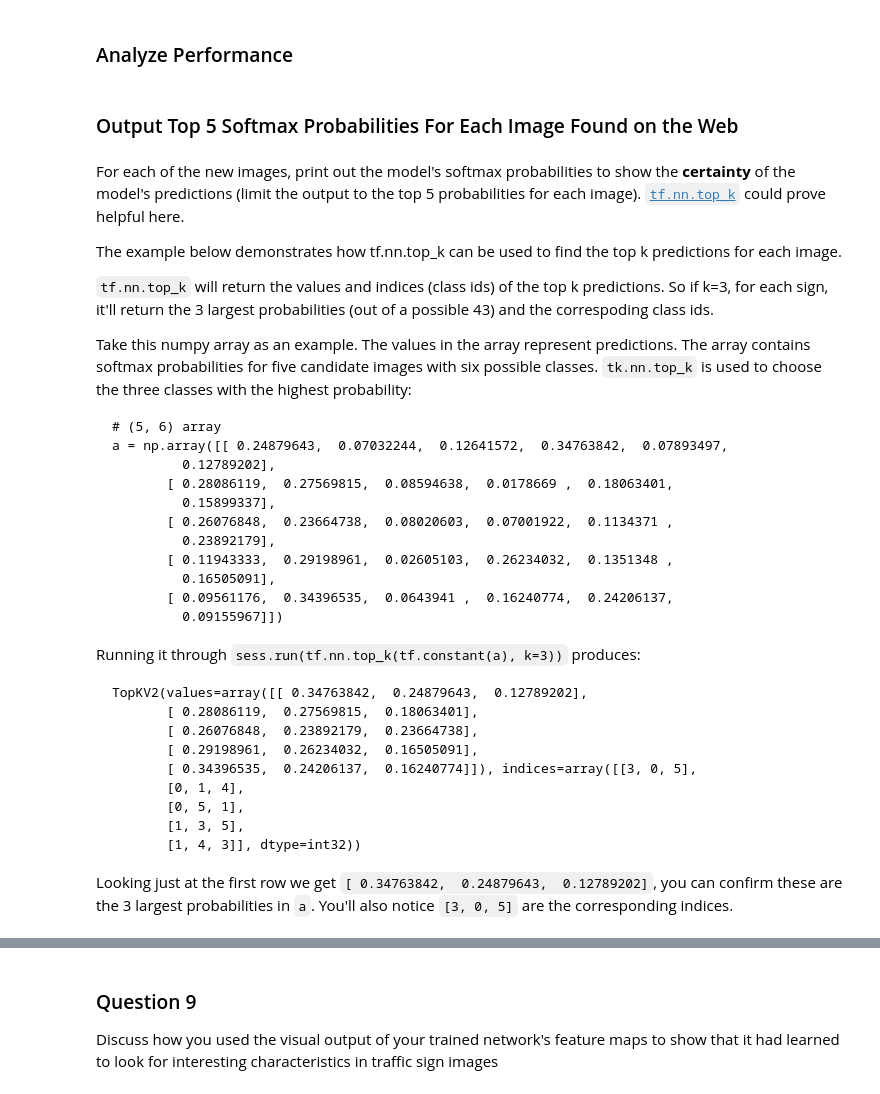
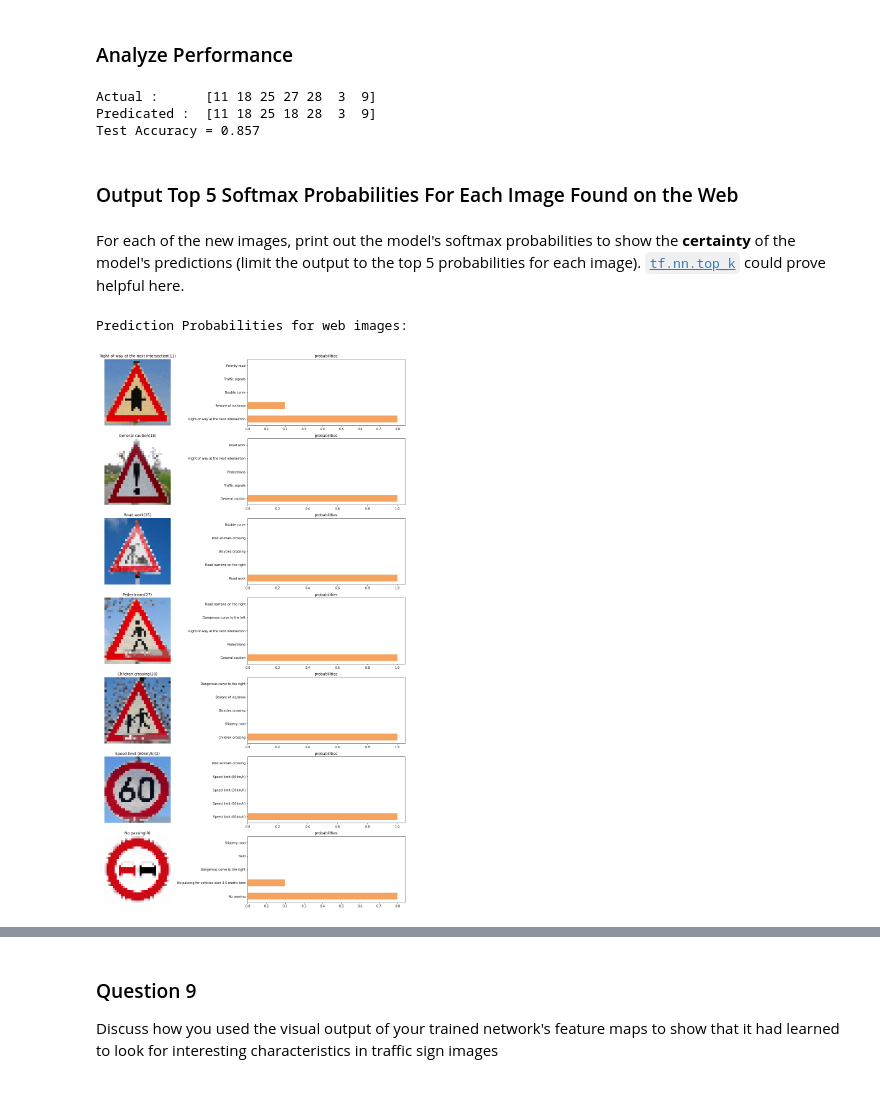
Before and after one commit to barney-s/CarND-Traffic-Sign-Classifier-Project, a Jupyter notebook: Traffic_Sign_Classifier.ipynb, the cells around one changed output, grey strips where cells are left out. Saved outputs shown, nothing was run; the diff lists cells and outputs as text; code cells hidden in the pictures.

````diff
--- a/Traffic_Sign_Classifier.ipynb
+++ b/Traffic_Sign_Classifier.ipynb
@@ -533,40 +538,15 @@ You may find `signnames.csv` useful as it contains mappings from the class id (i
+# %%
+with tf.Session() as sess:
+    saver.restore(sess, tf.train.latest_checkpoint('.'))
+    preds = sess.run(tf.argmax(logits, 1), feed_dict={x:X_web, d: 1.0})
+    print("Actual :     ", y_web)
+    print("Predicated : ", preds)
+
+    test_accuracy = evaluate(X_web, y_web)
+    print("Test Accuracy = {:.3f}".format(test_accuracy))
+# %% [output]
+Actual :      [11 18 25 27 28  3  9]
+Predicated :  [11 18 25 18 28  3  9]
+Test Accuracy = 0.857
 # %% [markdown]
 ### Output Top 5 Softmax Probabilities For Each Image Found on the Web
-# %% [markdown]
-For each of the new images, print out the model's softmax probabilities to show the **certainty** of the model's predictions (limit the output to the top 5 probabilities for each image). [`tf.nn.top_k`](https://www.tensorflow.org/versions/r0.12/api_docs/python/nn.html#top_k) could prove helpful here.
-
-The example below demonstrates how tf.nn.top_k can be used to find the top k predictions for each image.
-
-`tf.nn.top_k` will return the values and indices (class ids) of the top k predictions. So if k=3, for each sign, it'll return the 3 largest probabilities (out of a possible 43) and the correspoding class ids.
-
-Take this numpy array as an example. The values in the array represent predictions. The array contains softmax probabilities for five candidate images with six possible classes. `tk.nn.top_k` is used to choose the three classes with the highest probability:
-
-```
-# (5, 6) array
-a = np.array([[ 0.24879643,  0.07032244,  0.12641572,  0.34763842,  0.07893497,
-         0.12789202],
-       [ 0.28086119,  0.27569815,  0.08594638,  0.0178669 ,  0.18063401,
-         0.15899337],
-       [ 0.26076848,  0.23664738,  0.08020603,  0.07001922,  0.1134371 ,
-         0.23892179],
-       [ 0.11943333,  0.29198961,  0.02605103,  0.26234032,  0.1351348 ,
-         0.16505091],
-       [ 0.09561176,  0.34396535,  0.0643941 ,  0.16240774,  0.24206137,
-         0.09155967]])
-```
-
-Running it through `sess.run(tf.nn.top_k(tf.constant(a), k=3))` produces:
-
-```
-TopKV2(values=array([[ 0.34763842,  0.24879643,  0.12789202],
-       [ 0.28086119,  0.27569815,  0.18063401],
-       [ 0.26076848,  0.23892179,  0.23664738],
-       [ 0.29198961,  0.26234032,  0.16505091],
-       [ 0.34396535,  0.24206137,  0.16240774]]), indices=array([[3, 0, 5],
-       [0, 1, 4],
-       [0, 5, 1],
-       [1, 3, 5],
-       [1, 4, 3]], dtype=int32))
-```
-
-Looking just at the first row we get `[ 0.34763842,  0.24879643,  0.12789202]`, you can confirm these are the 3 largest probabilities in `a`. You'll also notice `[3, 0, 5]` are the corresponding indices.
@@ -576,3 +553,29 @@ Looking just at the first row we get `[ 0.34763842,  0.24879643,  0.12789202]`,
+# %% [markdown]
+For each of the new images, print out the model's softmax probabilities to show the **certainty** of the model's predictions (limit the output to the top 5 probabilities for each image). [`tf.nn.top_k`](https://www.tensorflow.org/versions/r0.12/api_docs/python/nn.html#top_k) could prove helpful here.
+# %%
+with tf.Session() as sess:
+    saver.restore(sess, tf.train.latest_checkpoint('.'))
+    values, indices = sess.run(tf.nn.top_k(tf.nn.softmax(logits), 5), feed_dict={x:X_web, d:1.0})
+
+print("Prediction Probabilities for web images:")
+fig = plt.figure(figsize=(20, 70))
+for i in range(len(imagenames)):
+    a = fig.add_subplot(15, 2, i*2+1)
+    plt.imshow(X_web[i])
+    plt.title(signnames[y_web[i]] + "("+ str(y_web[i]) + ")")
+    plt.axis('off')
+
+    a = fig.add_subplot(15, 2, i*2+2)
+    plt.hist(values[i], bins=5, align='left', normed=1,
+             color='sandybrown', rwidth=0.5, orientation='horizontal',
+             range=(0,5))
+    plt.yticks(range(5), [signnames[i] for i in indices[i]],
+               rotation='horizontal')
+    plt.title("probabilities")
+plt.show()
+# %% [output]
+Prediction Probabilities for web images:
+[figure, added]
 # %% [markdown]
 ---
 
````
Also changed, not shown: parts of 14 cells of this notebook, 7 other files.
